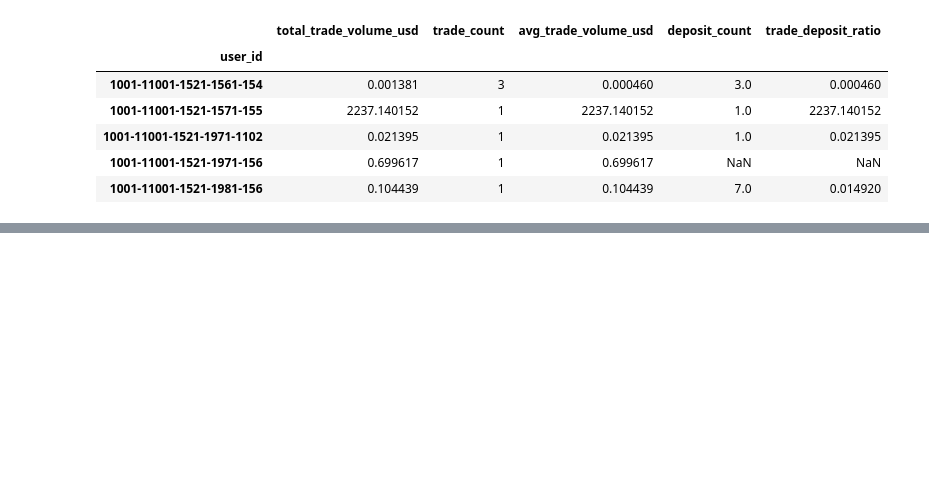
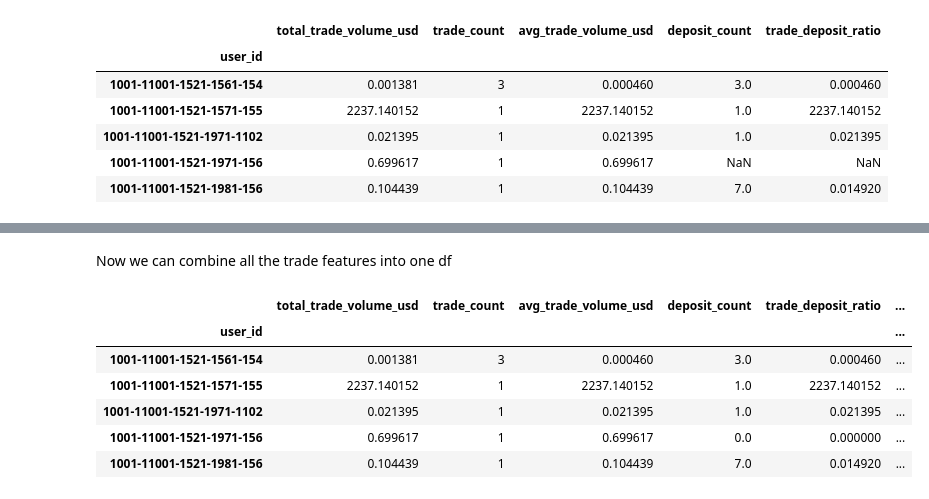
Before and after one commit to olaoluwaoyebola/NUPAT-AI-Assessment, a Jupyter notebook: Nupat_Assessment.ipynb, the cells around one changed output, grey strips where cells are left out. Saved outputs shown, nothing was run; the diff lists cells and outputs as text; code cells hidden in the pictures; blank space fills up the shorter version.

Commit message:
feat: merge features needed for model

```diff
--- a/Nupat_Assessment.ipynb
+++ b/Nupat_Assessment.ipynb
@@ -498,0 +501,8 @@ trade_deposit_feat.head()
+# %%
+# unique assets feature
+
+unique_assets_traded = (
+    trade_df.groupby("user_id")["pair"].nunique().to_frame("unique_pairs_traded")
+)
+
+unique_assets_traded.head()
@@ -498,0 +517,15 @@ trade_deposit_feat.head()
+# %% [markdown]
+Now we can combine all the trade features into one df
+# %%
+# merge trade features
+
+trade_feat = trade_deposit_feat.merge(unique_assets_traded, on = "user_id", how = "left").fillna(0)     # .fillna(0) is used here to avoid breakage in model
+trade_feat.head()
+# %% [output]
+|  | total_trade_volume_usd | trade_count | avg_trade_volume_usd | deposit_count | trade_deposit_ratio | ... |
+| user_id |  |  |  |  |  | ... |
+| 1001-11001-1521-1561-154 | 0.001381 | 3 | 0.000460 | 3.0 | 0.000460 | ... |
+| 1001-11001-1521-1571-155 | 2237.140152 | 1 | 2237.140152 | 1.0 | 2237.140152 | ... |
+| 1001-11001-1521-1971-1102 | 0.021395 | 1 | 0.021395 | 1.0 | 0.021395 | ... |
+| 1001-11001-1521-1971-156 | 0.699617 | 1 | 0.699617 | 0.0 | 0.000000 | ... |
+| 1001-11001-1521-1981-156 | 0.104439 | 1 | 0.104439 | 7.0 | 0.014920 | ... |
```
Also changed, not shown: parts of 2 cells of this notebook.
